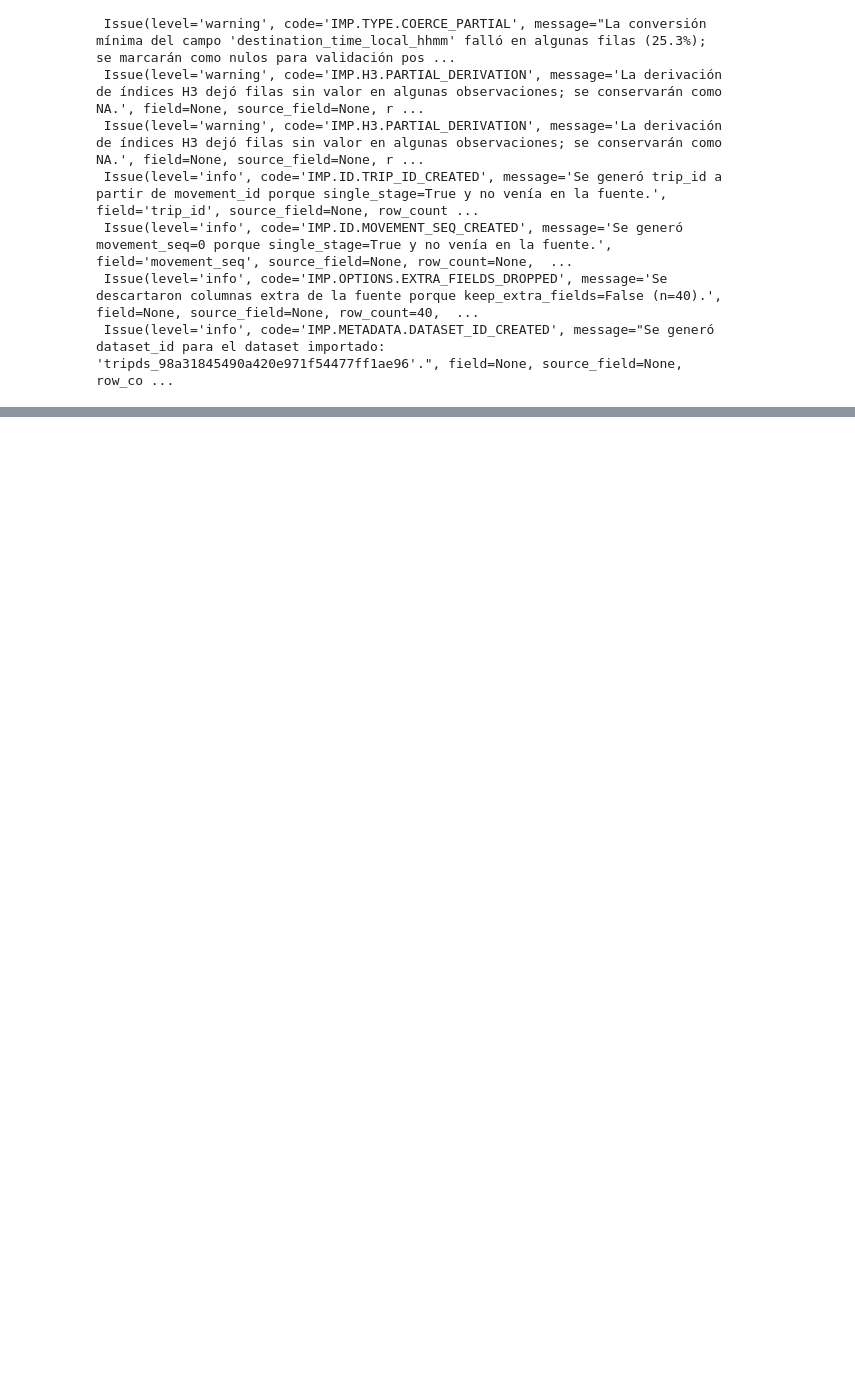
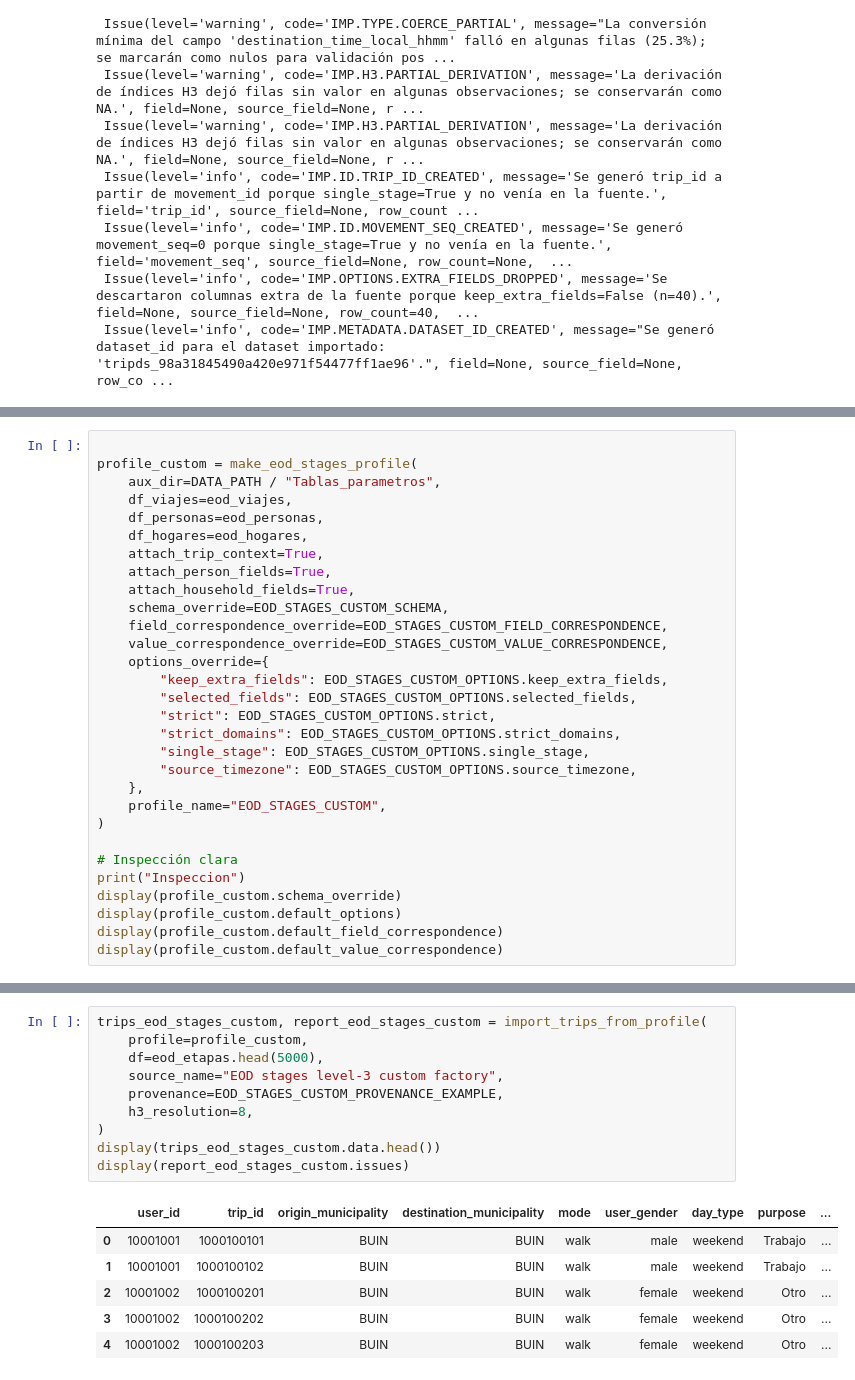
Before and after one commit to sebastianolmos/pylondrina, a Jupyter notebook: notebooks/usage_examples/import_trips/eod_import_levels.ipynb, the cells around one changed output, grey strips where cells are left out. Saved outputs shown, nothing was run; the diff lists cells and outputs as text; blank space fills up the shorter version.

Commit message:
A factory is created to facilitate the loading and importing of the EOD dataset, as stages, and examples of its use are added

```diff
--- a/notebooks/usage_examples/import_trips/eod_import_levels.ipynb
+++ b/notebooks/usage_examples/import_trips/eod_import_levels.ipynb
@@ -1742,0 +2047,30 @@ display(report_eod_custom.issues)
+# %%
+
+profile_custom = make_eod_stages_profile(
+    aux_dir=DATA_PATH / "Tablas_parametros",
+    df_viajes=eod_viajes,
+    df_personas=eod_personas,
+    df_hogares=eod_hogares,
+    attach_trip_context=True,
+    attach_person_fields=True,
+    attach_household_fields=True,
+    schema_override=EOD_STAGES_CUSTOM_SCHEMA,
+    field_correspondence_override=EOD_STAGES_CUSTOM_FIELD_CORRESPONDENCE,
+    value_correspondence_override=EOD_STAGES_CUSTOM_VALUE_CORRESPONDENCE,
+    options_override={
+        "keep_extra_fields": EOD_STAGES_CUSTOM_OPTIONS.keep_extra_fields,
+        "selected_fields": EOD_STAGES_CUSTOM_OPTIONS.selected_fields,
+        "strict": EOD_STAGES_CUSTOM_OPTIONS.strict,
+        "strict_domains": EOD_STAGES_CUSTOM_OPTIONS.strict_domains,
+        "single_stage": EOD_STAGES_CUSTOM_OPTIONS.single_stage,
+        "source_timezone": EOD_STAGES_CUSTOM_OPTIONS.source_timezone,
+    },
+    profile_name="EOD_STAGES_CUSTOM",
+)
+
+# Inspección clara
+print("Inspeccion")
+display(profile_custom.schema_override)
+display(profile_custom.default_options)
+display(profile_custom.default_field_correspondence)
+display(profile_custom.default_value_correspondence)
@@ -1742,0 +2129,17 @@ display(report_eod_custom.issues)
+# %%
+trips_eod_stages_custom, report_eod_stages_custom = import_trips_from_profile(
+    profile=profile_custom,
+    df=eod_etapas.head(5000),
+    source_name="EOD stages level-3 custom factory",
+    provenance=EOD_STAGES_CUSTOM_PROVENANCE_EXAMPLE,
+    h3_resolution=8,
+)
+display(trips_eod_stages_custom.data.head())
+display(report_eod_stages_custom.issues)
+# %% [output]
+|  | user_id | trip_id | origin_municipality | destination_municipality | mode | user_gender | day_type | purpose | ... |
+| 0 | 10001001 | 1000100101 | BUIN | BUIN | walk | male | weekend | Trabajo | ... |
+| 1 | 10001001 | 1000100102 | BUIN | BUIN | walk | male | weekend | Trabajo | ... |
+| 2 | 10001002 | 1000100201 | BUIN | BUIN | walk | female | weekend | Otro | ... |
+| 3 | 10001002 | 1000100202 | BUIN | BUIN | walk | female | weekend | Otro | ... |
+| 4 | 10001002 | 1000100203 | BUIN | BUIN | walk | female | weekend | Otro | ... |
```
Also changed, not shown: parts of 10 cells of this notebook, 4 other files.
